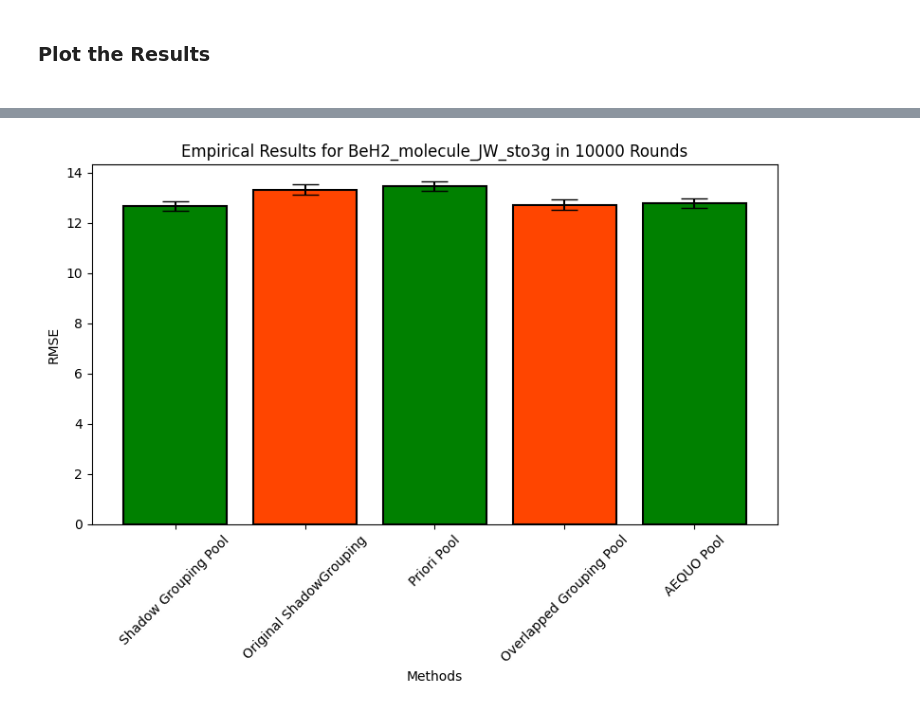
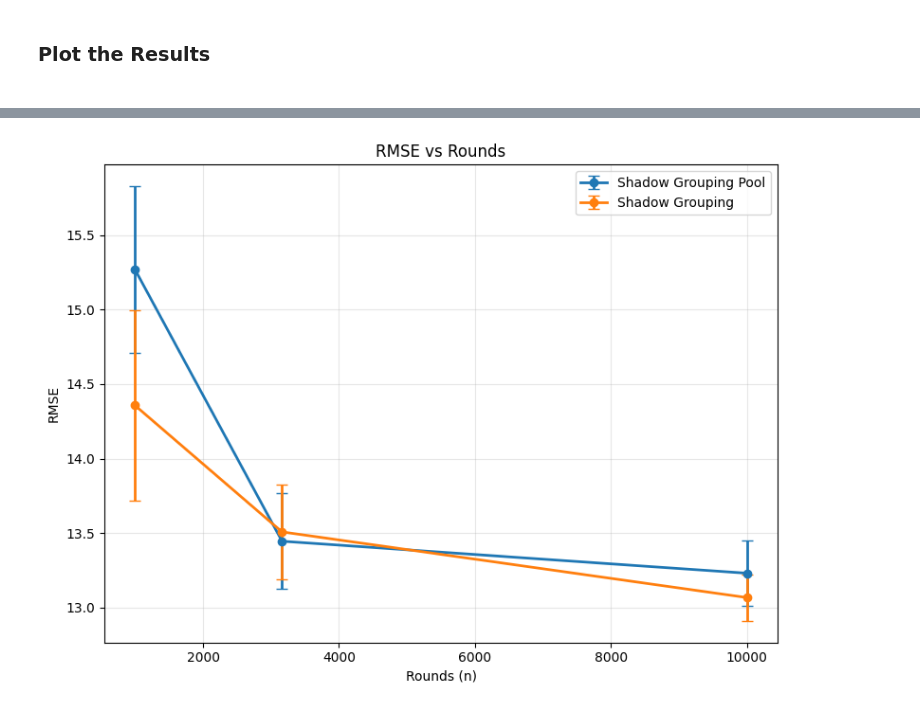
Before and after one commit to aebadi2013-droid/priory, a Jupyter notebook: convexoptimization.ipynb, the cells around one changed output, grey strips where cells are left out. Cells and saved outputs as stored; diff of their text form; code cells hidden in the pictures.

```diff
--- a/convexoptimization.ipynb
+++ b/convexoptimization.ipynb
@@ -264,11 +280,13 @@ Number of different measurement settings:  152
 <h3>Trying Best_scheme_given_pool using the given pool in last cell<h3>
 # %%
 t_init_scheme_1re = time.time()
-num_points = 20
+num_points = 3
 epsilonbernstein_1re_list = []
 epsilonchebyshevtighter_1re_list = []
 epsilonchychev_tightest_1re_list = []
-sampling_points = np.unique(np.round(np.logspace(0, np.log10(Nrounds), max(num_points, 2))).astype(int))
+rmse_re_list = []
+rmse_se_re_list = []
+sampling_points = np.unique(np.round(np.logspace(3, np.log10(Nrounds), max(num_points, 2))).astype(int))
 if num_points == 1:
     sampling_points = np.array([Nrounds])
 for n in sampling_points:
@@ -293,15 +311,17 @@ for n in sampling_points:
     epsilonchychev_tightest_1re = get_epsilon_Chebyshev_scalar_tightest_numba(delta, estimator_1re.measurement_scheme.N_hits, estimator_1re.measurement_scheme.N_hits_pairs, w, cov_real)
     epsilonchychev_tightest_1re_list.append({"n": n, "epsilon": epsilonchychev_tightest_1re})
     print(f"Epsilon Chebyshev (tightest) for RE: {epsilonchychev_tightest_1re}")
+    estimator_1re.clear_outcomes()
+    estimator_1re.state = StateSampler(state)
+    estimator_1re.measure_and_get_running_avgs()
+    energy_estimates = estimator_1re.get_energy()
+    rmse_re, rmse_se_re, (ci_lo, ci_hi), boot_vals = bootstrap_rmse(energy_estimates, E_GS, n_boot=20000, ci=0.67)
+    rmse_re_list.append({"n": int(n), "rmse": rmse_re, "std": rmse_se_re})
+    #rmse_se_re_list.append(rmse_se_re)
+    print(f"Results for RE | RMSE: {rmse_re:.6f} | Std: {rmse_se_re:.6f}")
 
 print(estimator_1re.measurement_scheme.N_hits)
 t_end_scheme_1re = time.time()
 print("Elapsed time in seconds: ", t_end_scheme_1re - t_init_scheme_1re)
-estimator_1re.clear_outcomes()
-estimator_1re.state = StateSampler(state)
-estimator_1re.measure_and_get_running_avgs()
-energy_estimates = estimator_1re.get_energy()
-rmse_re, rmse_se_re, (ci_lo, ci_hi), boot_vals = bootstrap_rmse(energy_estimates, E_GS, n_boot=20000, ci=0.67)
-print(f"Results for RE | RMSE: {rmse_re:.6f} | Std: {rmse_se_re:.6f}")
 # %% [output]
 Updated N_reps_exp to 100. Cleared outcomes using clear_outcomes().
@@ -590,20 +555,34 @@ plt.show()
 # %%
 with open(rmsesavename, "r") as f:
     data = json.load(f)
 
-methods = list(data.keys())
-rmse = [data[m]["rmse"] for m in methods]
-std = [data[m]["std"] for m in methods]
+plt.figure(figsize=(8, 6))
 
-plt.figure(figsize=(8, 6))
-plt.bar(methods, rmse, yerr=std, capsize=10, color=['green', '#FF4500'], edgecolor='black', linewidth=1.5)
-plt.ylabel('RMSE')
-plt.xlabel('Methods')
-#plt.title(f'Gaussian Random Coefficients (Mean=1.0, Sigma=0.0) in {Nrounds} Rounds for {Nrandom} Random Hamiltonians in {num_qubits[molecule_name]} Qubits')
-plt.title(f'Empirical Results for {savename} in {Nrounds} Rounds')
-plt.xticks(rotation=45)
-plt.ylim(0, None)  # Ensure the y-axis starts at zero
+for method, series in data.items():
+
+    # safety: sort by n
+    series = sorted(series, key=lambda d: d["n"])
+
+    x = [d["n"] for d in series]
+    y = [d["rmse"] for d in series]
+    yerr = [d["std"] for d in series]
+
+    plt.errorbar(
+        x,
+        y,
+        yerr=yerr,
+        marker='o',
+        capsize=4,
+        linewidth=2,
+        label=method
+    )
+
+plt.xlabel("Rounds (n)")
+plt.ylabel("RMSE")
+plt.title("RMSE vs Rounds")
+plt.grid(alpha=0.3)
+plt.legend()
 plt.tight_layout()
 plt.show()
 # %% [output]
-[figure, old version]
+[figure, new version]
```
Also changed, not shown: parts of 10 cells of this notebook, 8 other files.
